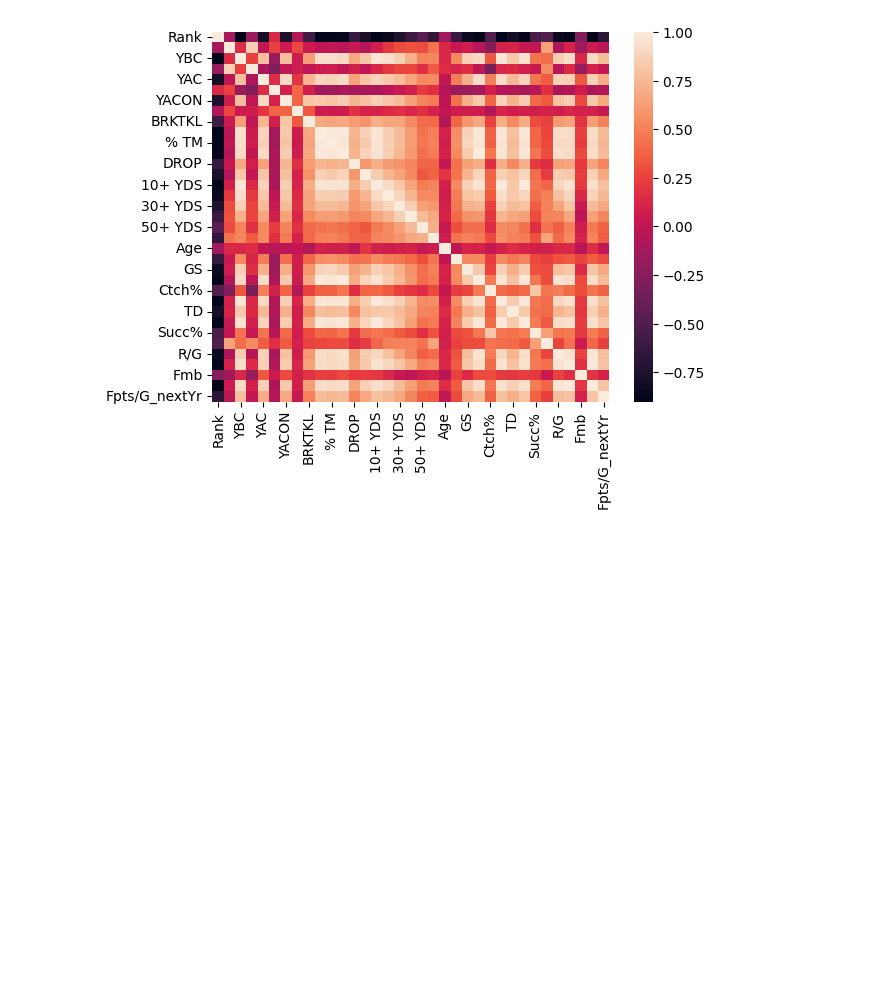
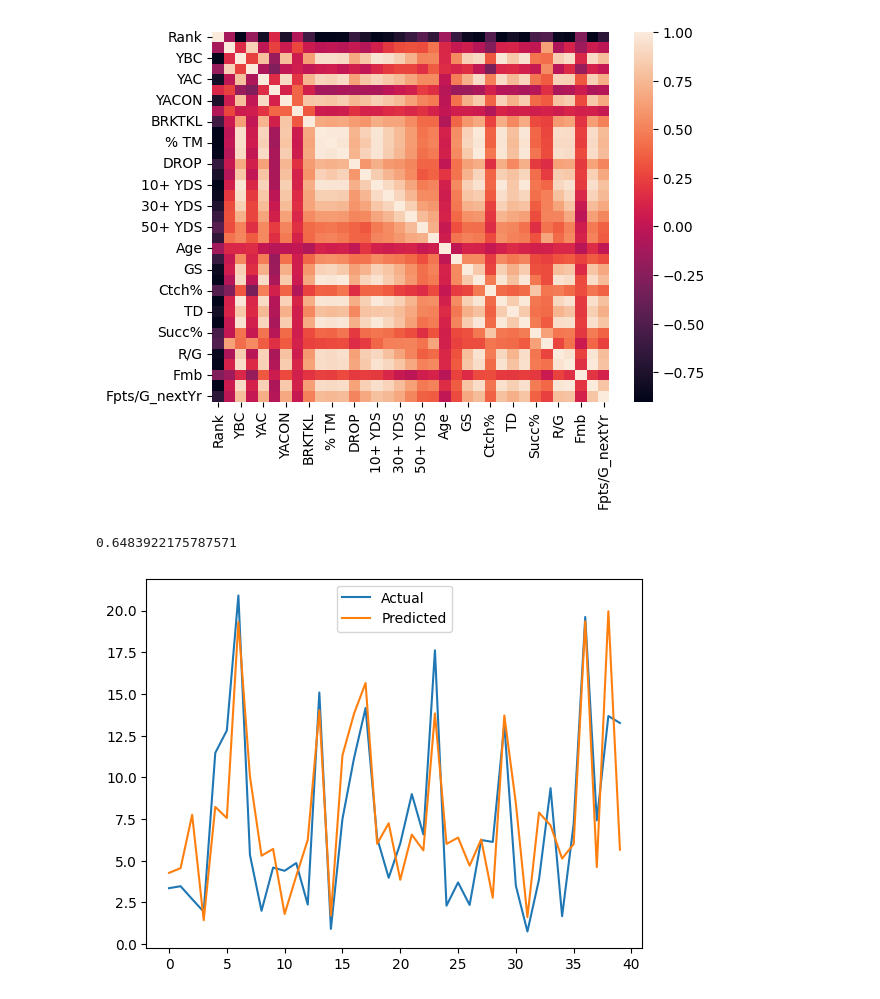
Before and after one commit to lukemrisser/Fantasy-Football-Production-Predictor-For-Wide-Receivers, a Jupyter notebook: WideReceivers.ipynb, the cells around one changed output. Drawn from its saved outputs; the diff is of its cells as text; code cells hidden in the pictures; blank space fills up the shorter version.

```diff
--- a/WideReceivers.ipynb
+++ b/WideReceivers.ipynb
@@ -70,3 +53,28 @@ sns.heatmap(corr)
 # %% [output]
 <Axes: >
 [figure]
+# %%
+#Machine Learning Portion
+X = dfwr21[['Rank', 'Y/R', 'YBC', 'YBC/R', 'YAC', 'YAC/R', 'YACON',
+       'YACON/R', 'BRKTKL', 'TGT', '% TM', 'CATCHABLE', 'DROP', 'RZ TGT',
+       '10+ YDS', '20+ YDS', '30+ YDS', '40+ YDS', '50+ YDS', 'LNG', 'Age',
+       'G', 'GS', 'Rec', 'Ctch%', 'Yds', 'TD', '1D', 'Succ%', 'Y/Tgt', 'R/G',
+       'Y/G', 'Fmb', 'Fpts/G']]
+y = dfwr21['Fpts/G_nextYr']
+X_train, X_test, y_train, y_test = train_test_split(X, y, random_state=6, shuffle=True, test_size=0.3)
+
+xgb_model = XGBRegressor(max_depth=9, n_estimators=3000, learning_rate=0.005)
+xgb_model.fit(X_train, y_train)
+y_pred_test = xgb_model.predict(X_test)
+xgb_pred_test = pd.DataFrame({'Actual': y_test, 'Predicted': y_pred_test})
+xgb_pred_test = xgb_pred_test.reset_index()
+xgb_pred_test = xgb_pred_test.drop(['index'], axis=1)
+plt.plot(xgb_pred_test)
+plt.legend(['Actual', 'Predicted'])
+
+score = r2_score(y_test, y_pred_test)
+print(score)
+#64839
+# %% [output]
+0.6483922175787571
+[figure, added]
```
Also changed, not shown: parts of 3 cells of this notebook.
